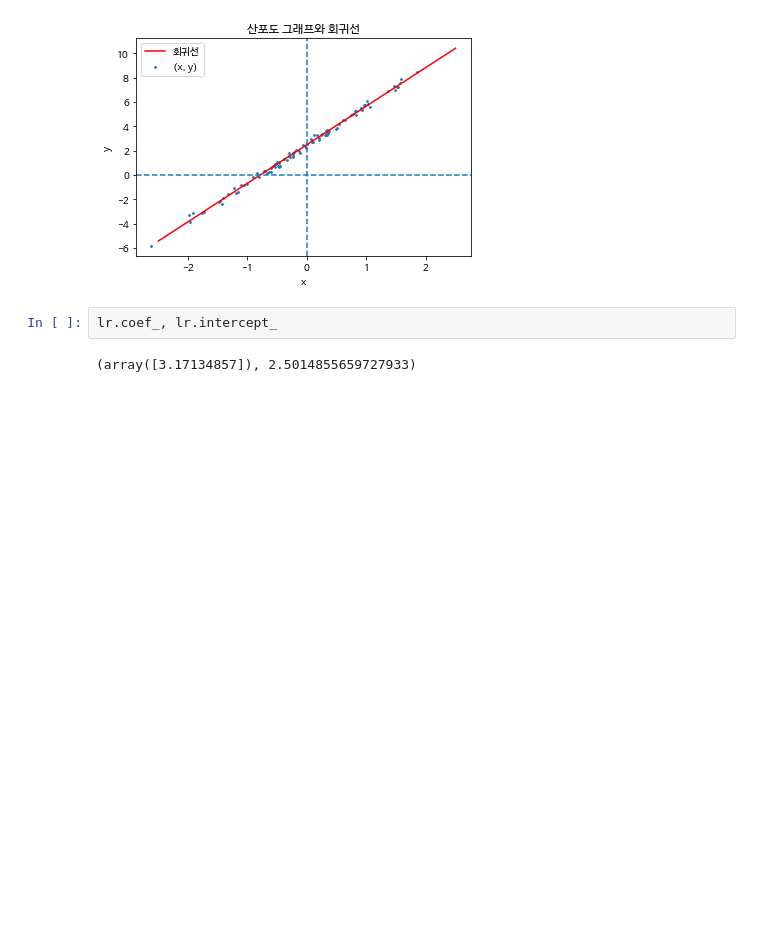
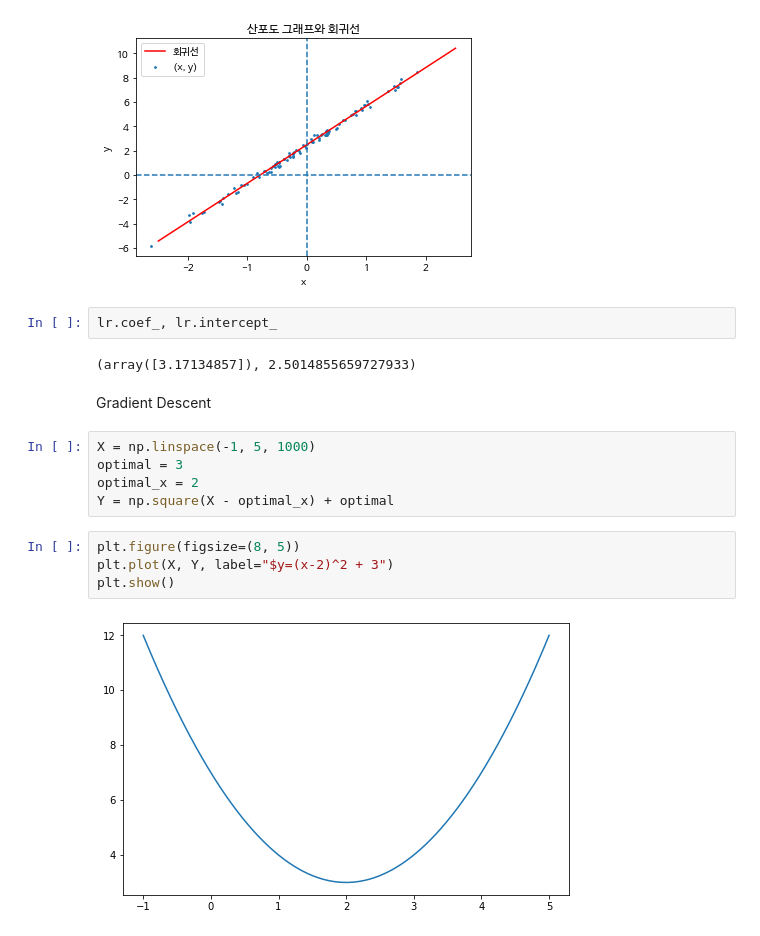
Before and after one commit to sunkusun9/ML2022_1, a Jupyter notebook: univariate_linear_regression.ipynb, the cells around one changed output. Saved outputs shown, nothing was run; the diff lists cells and outputs as text; blank space fills up the shorter version.

```diff
--- a/univariate_linear_regression.ipynb
+++ b/univariate_linear_regression.ipynb
@@ -175,3 +176,16 @@ plt.show()
 lr.coef_, lr.intercept_
 # %% [output]
 (array([3.17134857]), 2.5014855659727933)
+# %% [markdown]
+Gradient Descent
+# %%
+X = np.linspace(-1, 5, 1000)
+optimal = 3
+optimal_x = 2
+Y = np.square(X - optimal_x) + optimal
+# %%
+plt.figure(figsize=(8, 5))
+plt.plot(X, Y, label="$y=(x-2)^2 + 3")
+plt.show()
+# %% [output]
+[figure, added]
```
Also changed, not shown: parts of 2 cells of this notebook.
